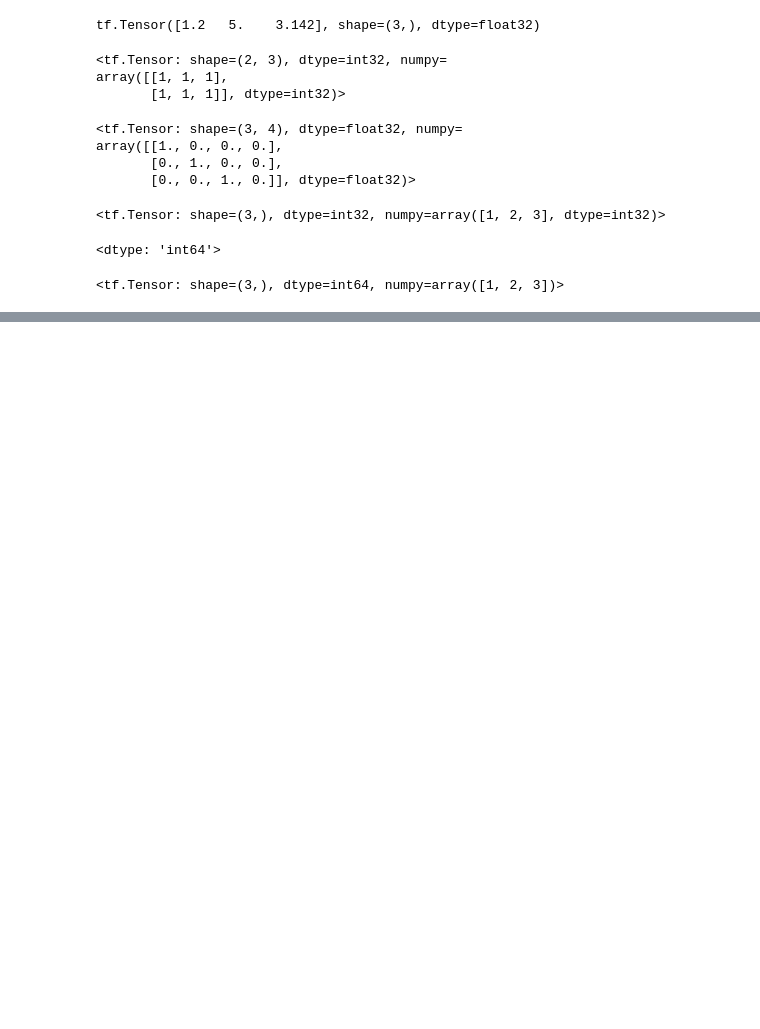
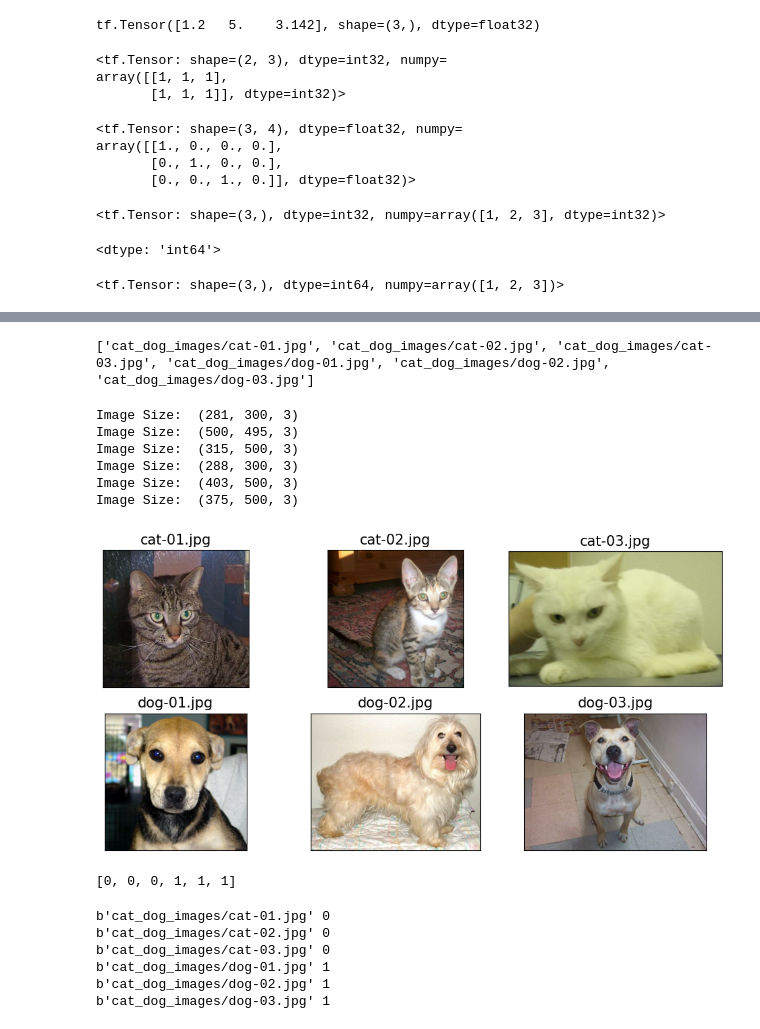
Before and after one commit to davidlealo/sic_ai_2025_sept, a Jupyter notebook: 5_deep_learning/clase_33.ipynb, the cells around one changed output, grey strips where cells are left out. Drawn from its saved outputs; the diff is of its cells as text; code cells hidden in the pictures; blank space fills up the shorter version.

```diff
--- a/5_deep_learning/clase_33.ipynb
+++ b/5_deep_learning/clase_33.ipynb
@@ -90,0 +1149,5 @@ print(t.shape, ' --> ', t_tr.shape)
+# %%
+ds = ds_joint.repeat(count=2).batch(3)
+
+for i, (batch_x, batch_y) in enumerate(ds):
+    print(i, batch_x.shape, batch_y.numpy())
@@ -90,0 +1158,7 @@ print(t.shape, ' --> ', t_tr.shape)
+# %%
+tf.random.set_seed(1)
+
+ds = ds_joint.shuffle(4).batch(2).repeat(3)
+
+for i, (batch_x, batch_y) in enumerate(ds):
+    print(i, batch_x.shape, batch_y.numpy())
@@ -90,0 +1172,7 @@ print(t.shape, ' --> ', t_tr.shape)
+# %%
+tf.random.set_seed(1)
+
+ds = ds_joint.shuffle(4).batch(2).repeat(20)
+
+for i, (batch_x, batch_y) in enumerate(ds):
+    print(i, batch_x.shape, batch_y.numpy())
@@ -90,0 +1293,52 @@ print(t.shape, ' --> ', t_tr.shape)
+# %%
+import pathlib
+
+imgdir_path = pathlib.Path('cat_dog_images')
+
+file_list = sorted([str(path) for path in imgdir_path.glob('*.jpg')])
+
+print(file_list)
+# %% [output]
+['cat_dog_images/cat-01.jpg', 'cat_dog_images/cat-02.jpg', 'cat_dog_images/cat-03.jpg', 'cat_dog_images/dog-01.jpg', 'cat_dog_images/dog-02.jpg', 'cat_dog_images/dog-03.jpg']
+# %%
+import matplotlib.pyplot as plt
+import os
+
+fig = plt.figure(figsize=(10, 5))
+for i, file in enumerate(file_list):
+    img_raw = tf.io.read_file(file)
+    img = tf.image.decode_image(img_raw)
+    print('Image Size: ', img.shape)
+    ax = fig.add_subplot(2, 3, i+1)
+    ax.set_xticks([]); ax.set_yticks([])
+    ax.imshow(img)
+    ax.set_title(os.path.basename(file), size=15)
+
+plt.tight_layout()
+plt.show()
+# %% [output]
+Image Size:  (281, 300, 3)
+Image Size:  (500, 495, 3)
+Image Size:  (315, 500, 3)
+Image Size:  (288, 300, 3)
+Image Size:  (403, 500, 3)
+Image Size:  (375, 500, 3)
+[figure, added]
+# %%
+labels = [1 if 'dog' in os.path.basename(file) else 0
+          for file in file_list]
+print(labels)
+# %% [output]
+[0, 0, 0, 1, 1, 1]
+# %%
+ds_file_labels = tf.data.Dataset.from_tensor_slices((file_list, labels))
+
+for item in ds_file_labels:
+    print(item[0].numpy(), item[1].numpy())
+# %% [output]
+b'cat_dog_images/cat-01.jpg' 0
+b'cat_dog_images/cat-02.jpg' 0
+b'cat_dog_images/cat-03.jpg' 0
+b'cat_dog_images/dog-01.jpg' 1
+b'cat_dog_images/dog-02.jpg' 1
+b'cat_dog_images/dog-03.jpg' 1
```
Also changed, not shown: parts of 63 cells of this notebook.
